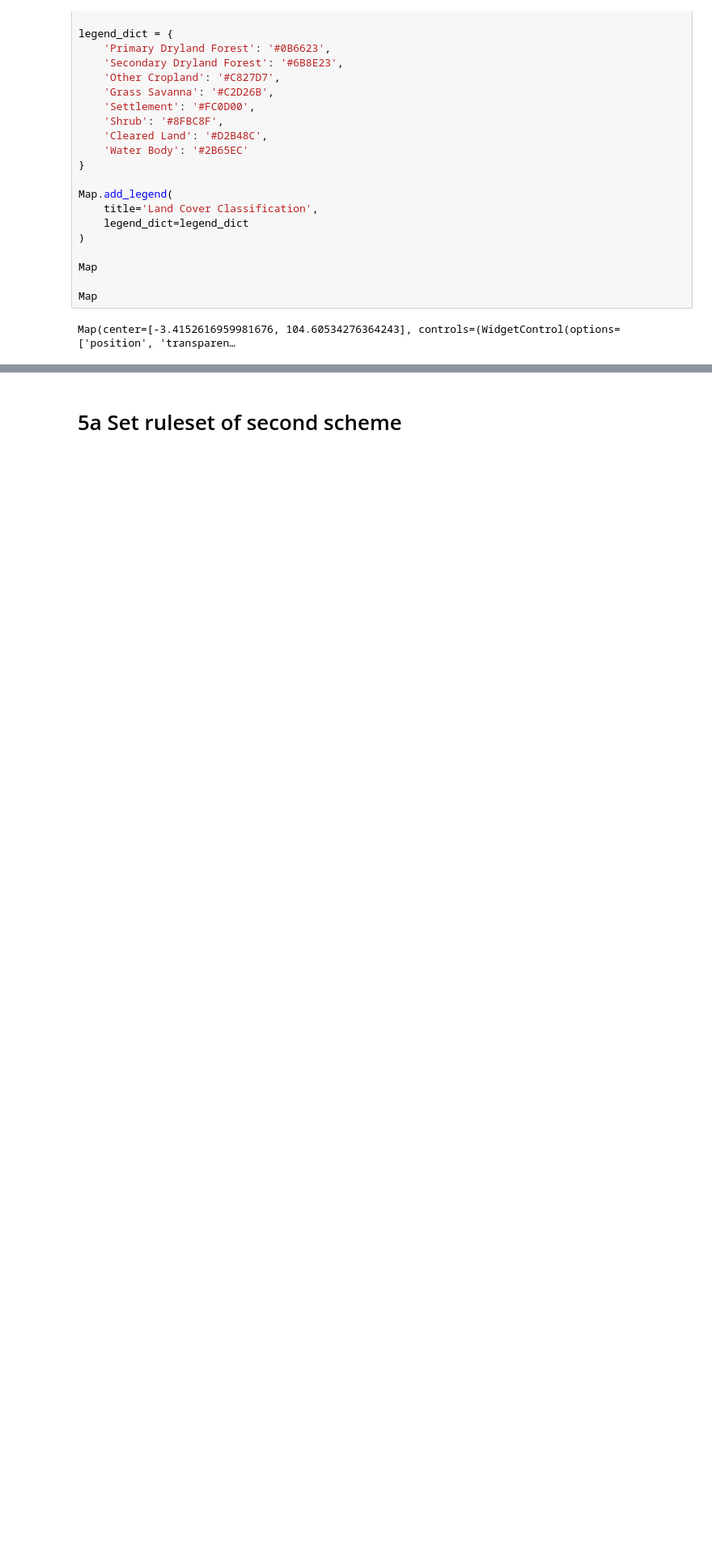
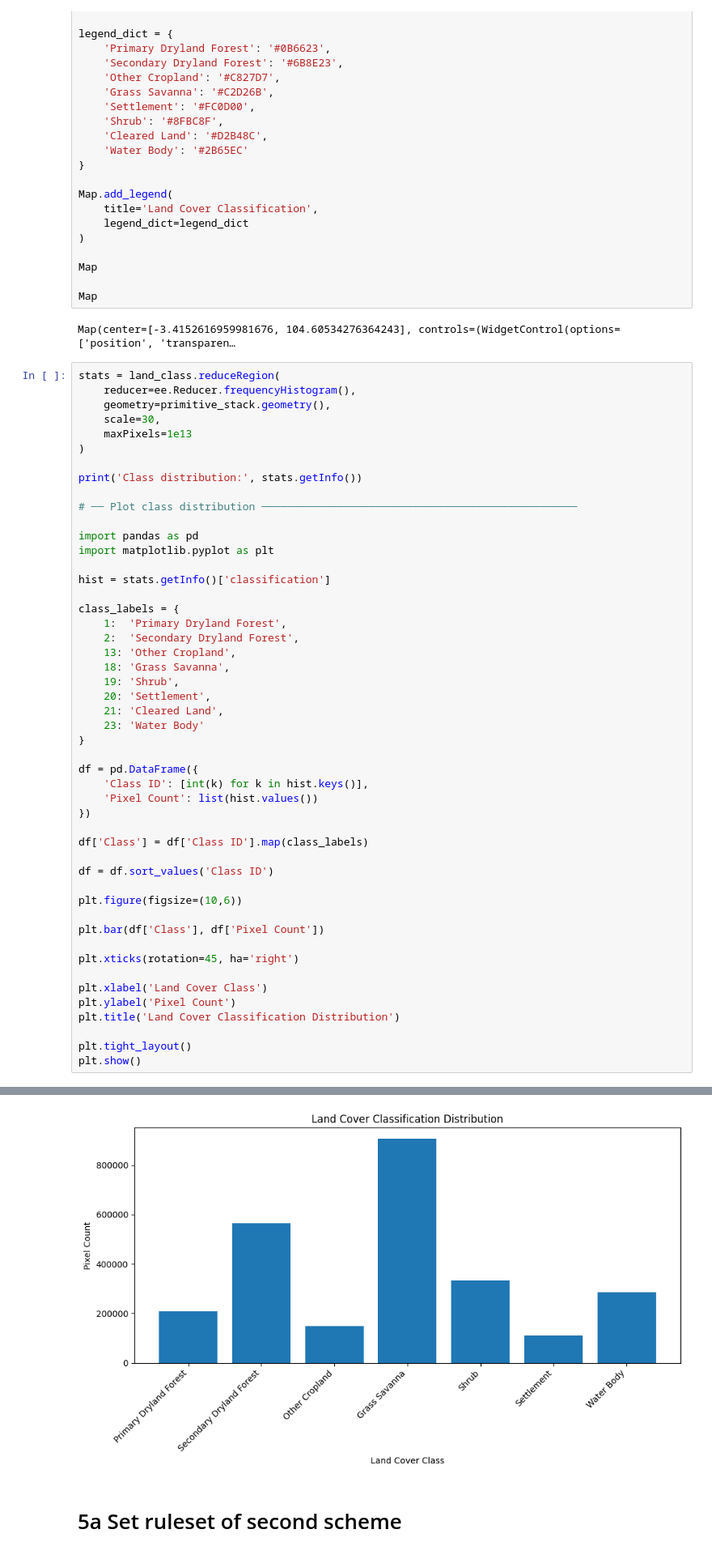
Before and after one commit to epistem-io/luma-stack, a Jupyter notebook: notebooks/DTP_oganilir.ipynb, the cells around one changed output, grey strips where cells are left out. Shown at 81% size. Cells and saved outputs as stored; diff of their text form; blank space fills up the shorter version.

Commit message:
DTP implementation visualization

```diff
--- a/notebooks/DTP_oganilir.ipynb
+++ b/notebooks/DTP_oganilir.ipynb
@@ -343,3 +343,53 @@ Map
 Map
 # %% [output]
 Map(center=[-3.4152616959981676, 104.60534276364243], controls=(WidgetControl(options=['position', 'transparen…
+# %%
+stats = land_class.reduceRegion(
+    reducer=ee.Reducer.frequencyHistogram(),
+    geometry=primitive_stack.geometry(),
+    scale=30,
+    maxPixels=1e13
+)
+
+print('Class distribution:', stats.getInfo())
+
+# ── Plot class distribution ──────────────────────────────────────────────────
+
+import pandas as pd
+import matplotlib.pyplot as plt
+
+hist = stats.getInfo()['classification']
+
+class_labels = {
+    1:  'Primary Dryland Forest',
+    2:  'Secondary Dryland Forest',
+    13: 'Other Cropland',
+    18: 'Grass Savanna',
+    19: 'Shrub',
+    20: 'Settlement',
+    21: 'Cleared Land',
+    23: 'Water Body'
+}
+
+df = pd.DataFrame({
+    'Class ID': [int(k) for k in hist.keys()],
+    'Pixel Count': list(hist.values())
+})
+
+df['Class'] = df['Class ID'].map(class_labels)
+
+df = df.sort_values('Class ID')
+
+plt.figure(figsize=(10,6))
+
+plt.bar(df['Class'], df['Pixel Count'])
+
+plt.xticks(rotation=45, ha='right')
+
+plt.xlabel('Land Cover Class')
+plt.ylabel('Pixel Count')
+plt.title('Land Cover Classification Distribution')
+
+plt.tight_layout()
+plt.show()
+# %% [output]
@@ -346,3 +397,4 @@ Map(center=[-3.4152616959981676, 104.60534276364243], controls=(WidgetControl(op
+[figure, added]
 # %% [markdown]
 # 5a Set ruleset of second scheme
 # %%
```
Also changed, not shown: parts of 2 cells of this notebook, 1 other file.
